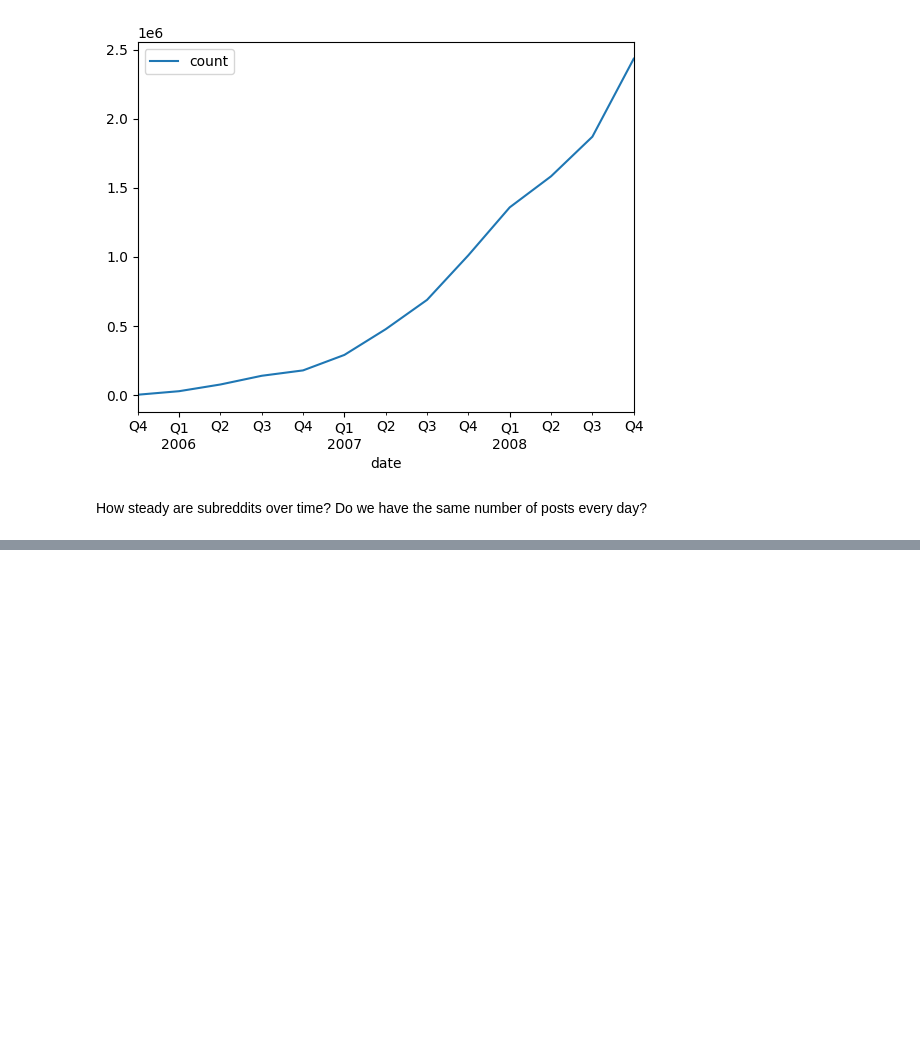
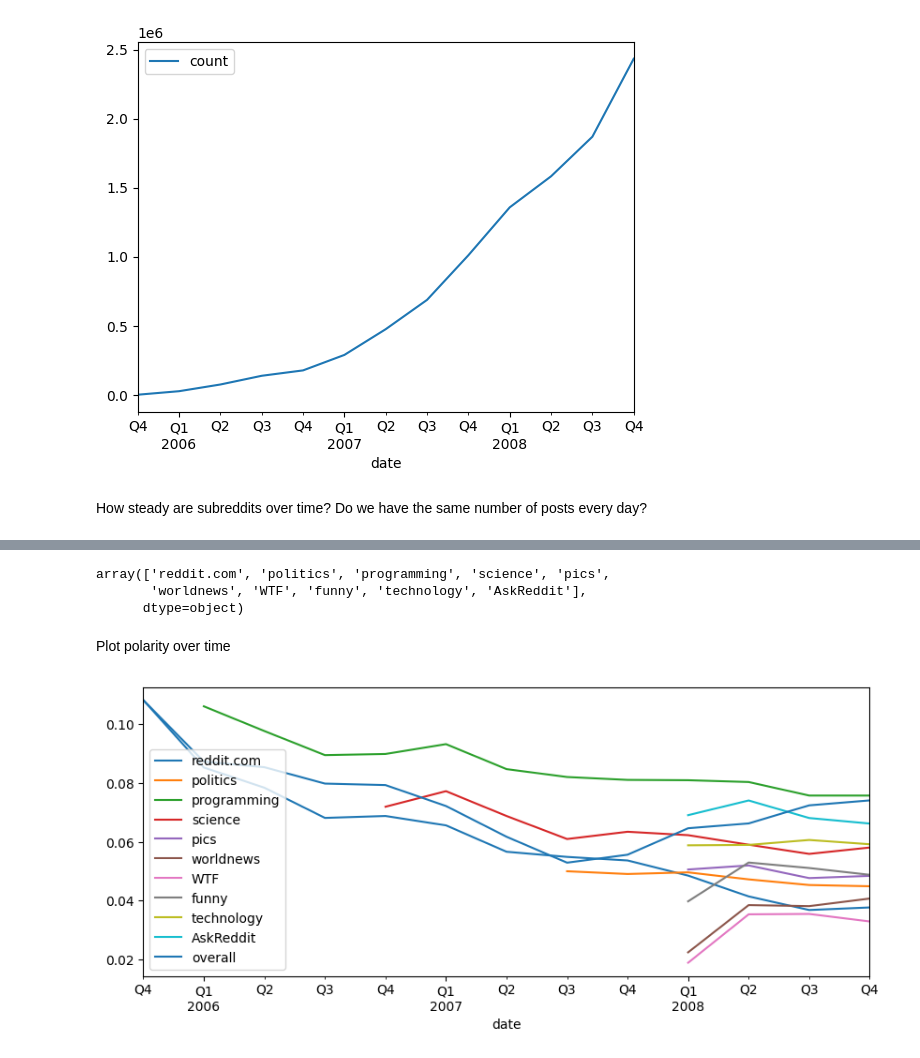
Before and after one commit to Fohlen/reddit-sentiment, a Jupyter notebook: analysis/dataset_description.ipynb, the cells around one changed output, grey strips where cells are left out. Saved outputs shown, nothing was run; the diff lists cells and outputs as text; code cells hidden in the pictures; blank space fills up the shorter version.

```diff
--- a/analysis/dataset_description.ipynb
+++ b/analysis/dataset_description.ipynb
@@ -53,0 +63,24 @@ How steady are subreddits over time? Do we have the same number of posts every d
+# %%
+subreddits_by_count = df[["count", "subreddit"]].groupby("subreddit")["count"].sum().sort_values(ascending=False)
+top_reddits = subreddits_by_count.index[:10].values
+top_reddits
+# %% [output]
+array(['reddit.com', 'politics', 'programming', 'science', 'pics',
+       'worldnews', 'WTF', 'funny', 'technology', 'AskReddit'],
+      dtype=object)
+# %% [markdown]
+Plot polarity over time
+# %%
+import matplotlib.pyplot as plt
+fig, ax = plt.subplots()
+fig.set_figwidth(10)
+fig.set_figheight(4)
+
+for subreddit in top_reddits:
+    ax = df[df["subreddit"] == subreddit].resample("Q")["avg_polarity"].mean().plot(kind="line", ax=ax, label=subreddit)
+
+ax = df.resample("Q")["avg_polarity"].mean().plot(kind="line", ax=ax, label="overall")
+plt.legend(loc='best')
+plt.show()
+# %% [output]
+[figure, added]
```
Also changed, not shown: parts of 4 cells of this notebook.
